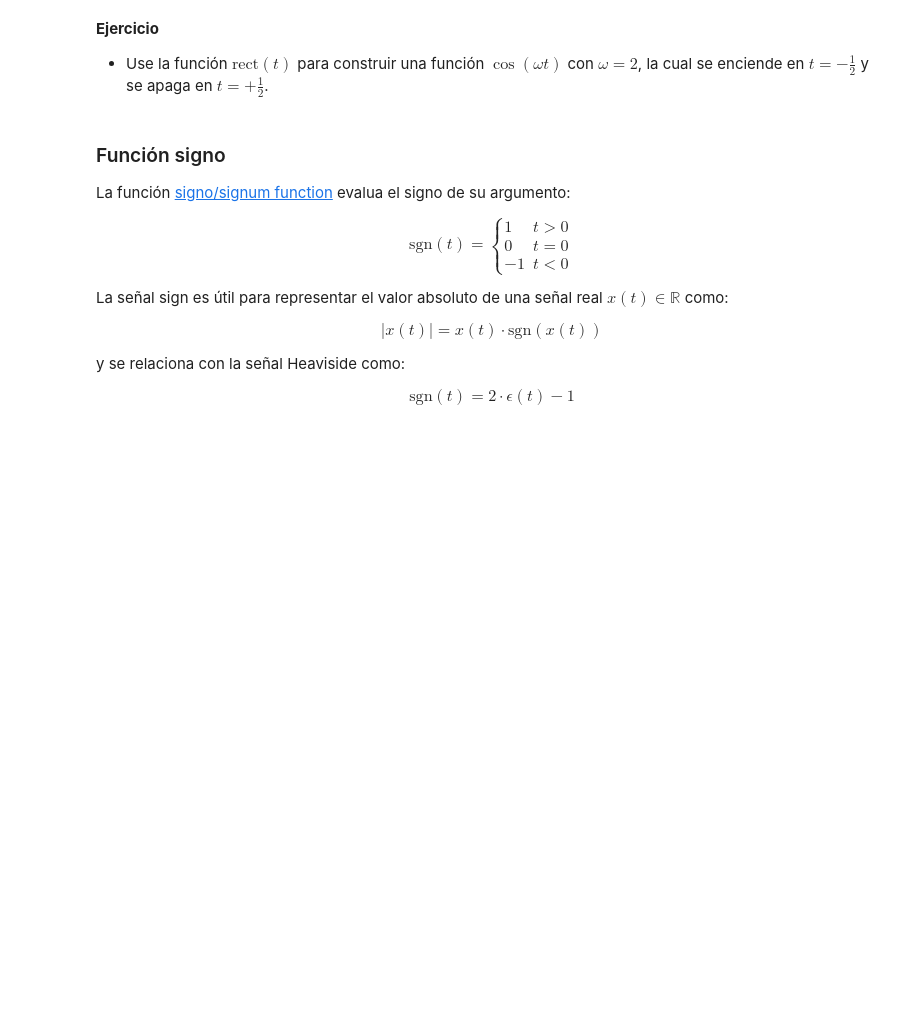
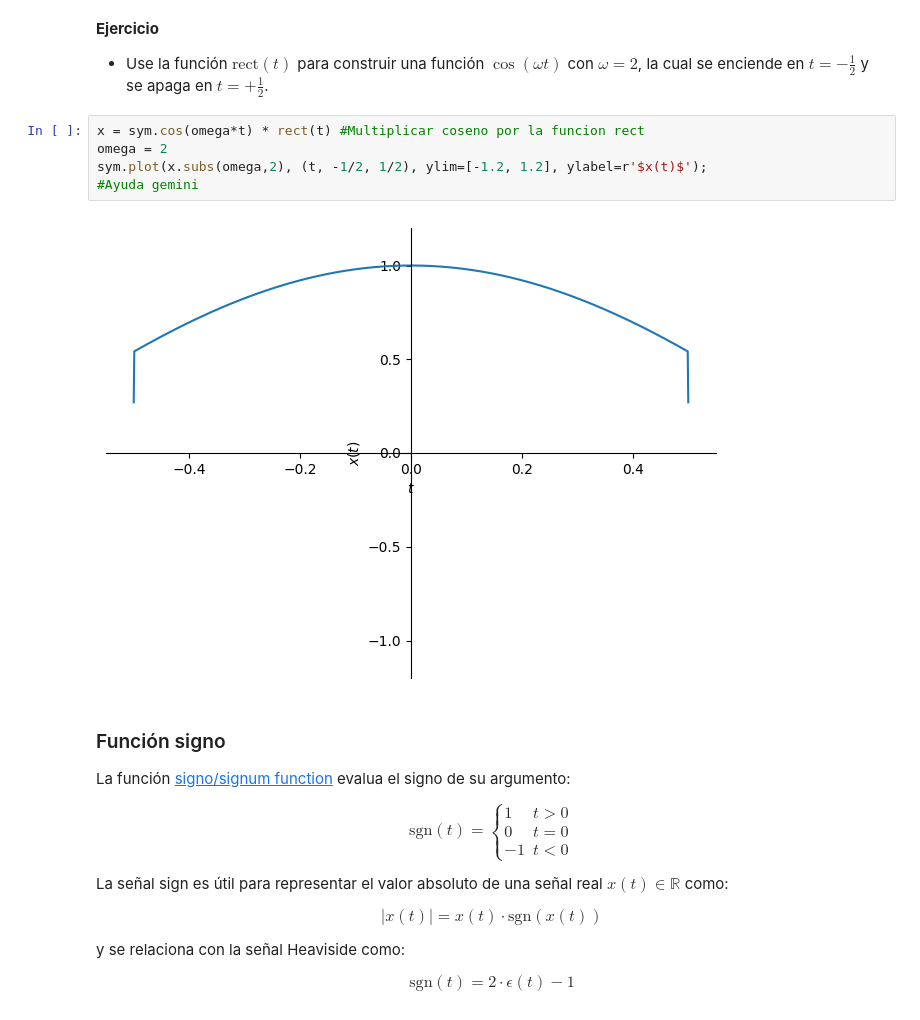
Before and after one commit to SebasMore07/Se-ales-y-Sistemas, a Jupyter notebook: Copia_de_S_estandar.ipynb, the cells around one changed output. Cells and saved outputs as stored; diff of their text form; blank space fills up the shorter version.

```diff
--- a/Copia_de_S_estandar.ipynb
+++ b/Copia_de_S_estandar.ipynb
@@ -257,6 +297,13 @@ sym.plot(rect(t), (t, -1, 1), ylim=[-0.2, 1.2], ylabel=r'rect$(t)$');
 **Ejercicio**
 
 * Use la función $\text{rect}(t)$ para construir una función $\cos(\omega t)$ con $\omega=2$, la cual se enciende en $t=-\frac{1}{2}$ y se apaga en $t=+\frac{1}{2}$.
+# %%
+x = sym.cos(omega*t) * rect(t) #Multiplicar coseno por la funcion rect
+omega = 2
+sym.plot(x.subs(omega,2), (t, -1/2, 1/2), ylim=[-1.2, 1.2], ylabel=r'$x(t)$');
+#Ayuda gemini
+# %% [output]
+[figure, added]
 # %% [markdown]
 ### Función signo
 
```
Also changed, not shown: parts of 20 cells of this notebook.
